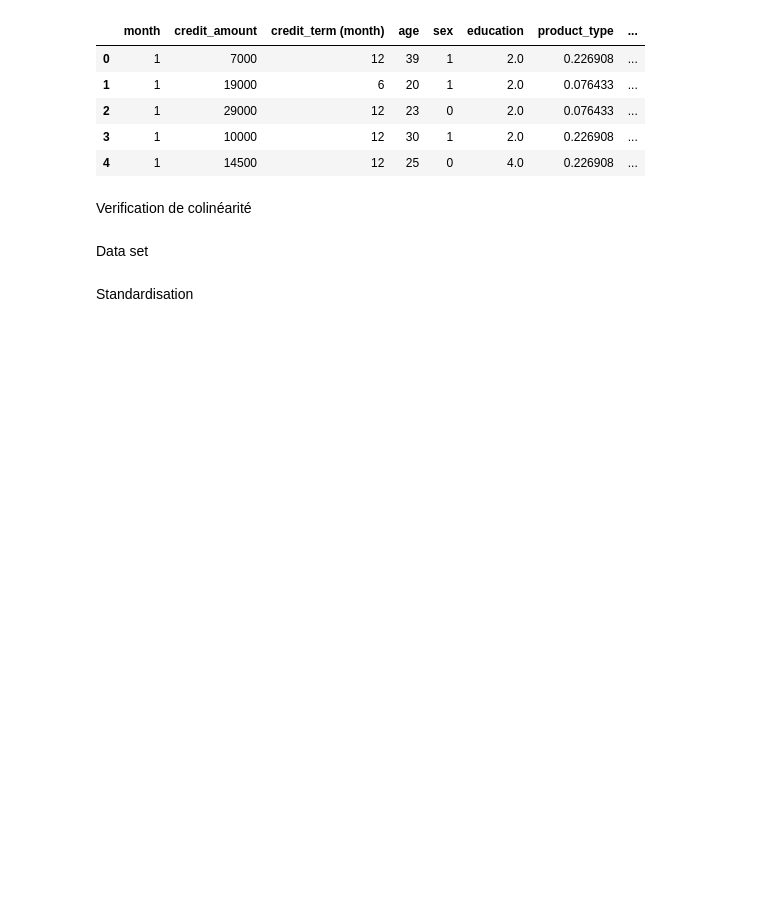
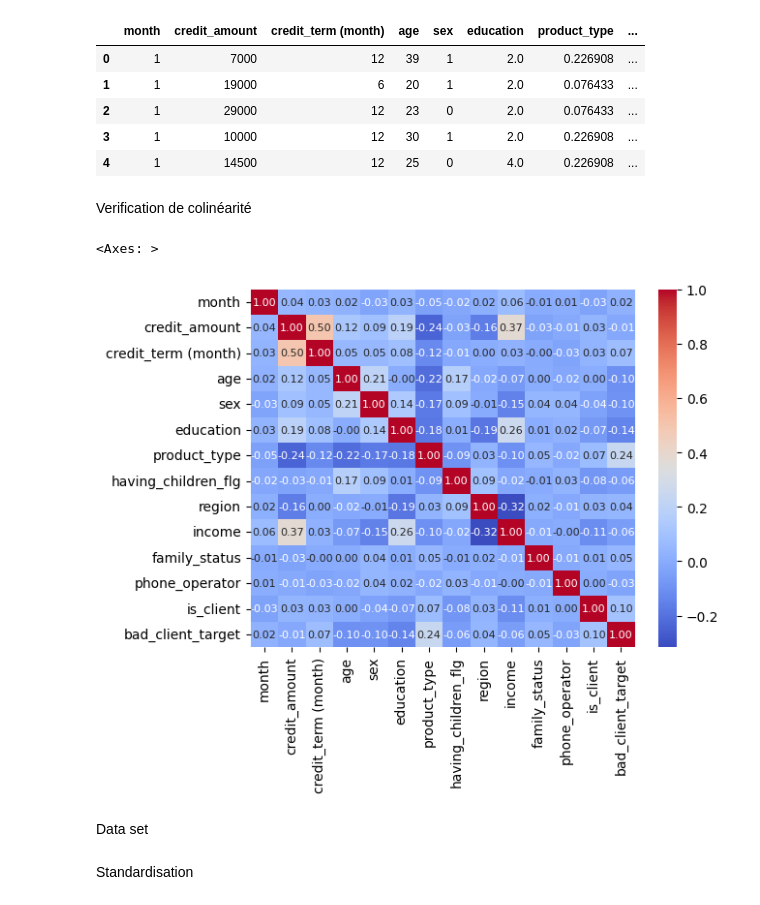
Before and after one commit to cheetoszer/Rush_4_Classification, a Jupyter notebook: test.ipynb, the cells around one changed output. Cells and saved outputs as stored; diff of their text form; code cells hidden in the pictures; blank space fills up the shorter version.

```diff
--- a/test.ipynb
+++ b/test.ipynb
@@ -54,6 +55,11 @@ for i in range(correlation_matrix.shape[0]):
     for j in range(correlation_matrix.shape[1]):
         if (correlation_matrix.iloc[i, j] == 1 or correlation_matrix.iloc[i, j] == -1) and i != j :
                 print(f"Correlation of 1 or -1 found between '{correlation_matrix.index[i]}' and '{correlation_matrix.columns[j]}'")
+# %%
+sns.heatmap(correlation_matrix, annot=True, fmt='.2f', cmap='coolwarm', annot_kws={"size": 8})
+# %% [output]
+<Axes: >
+[figure, added]
 # %% [markdown]
 Data set
 # %%
```
Also changed, not shown: parts of 11 cells of this notebook, 11 other files.
